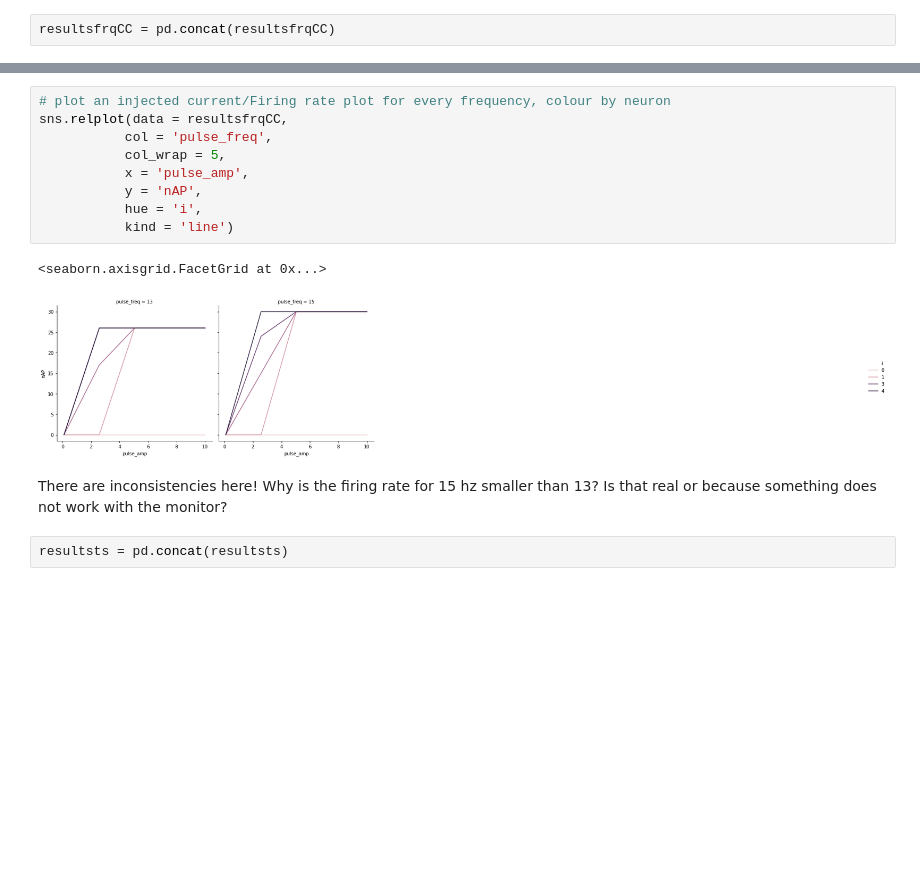
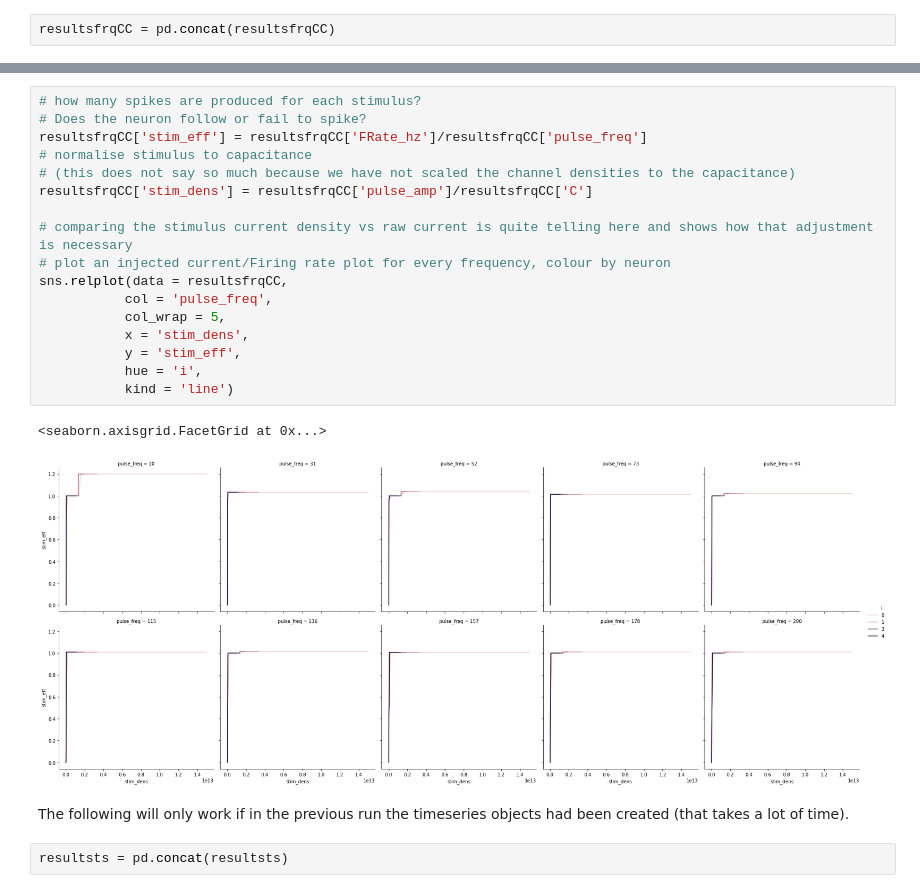
Before and after one commit to linusconrad/neurodynamics-learning, a Jupyter notebook: HHsandbox.ipynb, the cells around one changed output, grey strips where cells are left out. Drawn from its saved outputs; the diff is of its cells as text; blank space fills up the shorter version.

Commit message:
changed the vc to text only, very messy

```diff
--- a/HHsandbox.ipynb
+++ b/HHsandbox.ipynb
@@ -1231,19 +1232,25 @@ resultsfrqCC
-# %%
-# plot an injected current/Firing rate plot for every frequency, colour by neuron
-sns.relplot(data = resultsfrqCC,
-           col = 'pulse_freq',
-           col_wrap = 5,
-           x = 'pulse_amp',
-           y = 'nAP',
-           hue = 'i',
-           kind = 'line')
-# %% [output]
-<seaborn.axisgrid.FacetGrid at 0x...>
-[figure, removed]
-# %% [markdown]
-There are inconsistencies here!
-Why is the firing rate for 15 hz smaller than 13?
-Is that real or because something does not work with the monitor?
+# %%
+# how many spikes are produced for each stimulus?
+# Does the neuron follow or fail to spike?
+resultsfrqCC['stim_eff'] = resultsfrqCC['FRate_hz']/resultsfrqCC['pulse_freq']
+# normalise stimulus to capacitance
+# (this does not say so much because we have not scaled the channel densities to the capacitance)
+resultsfrqCC['stim_dens'] = resultsfrqCC['pulse_amp']/resultsfrqCC['C']
+
+# comparing the stimulus current density vs raw current is quite telling here and shows how that adjustment is necessary
+# plot an injected current/Firing rate plot for every frequency, colour by neuron
+sns.relplot(data = resultsfrqCC,
+           col = 'pulse_freq',
+           col_wrap = 5,
+           x = 'stim_dens',
+           y = 'stim_eff',
+           hue = 'i',
+           kind = 'line')
+# %% [output]
+<seaborn.axisgrid.FacetGrid at 0x...>
+[figure, added]
+# %% [markdown]
+The following will only work if in the previous run the timeseries objects had been created (that takes a lot of time).
 # %%
 resultsts = pd.concat(resultsts)
 # %%
```
Also changed, not shown: parts of 7 cells of this notebook, 2 other files.
